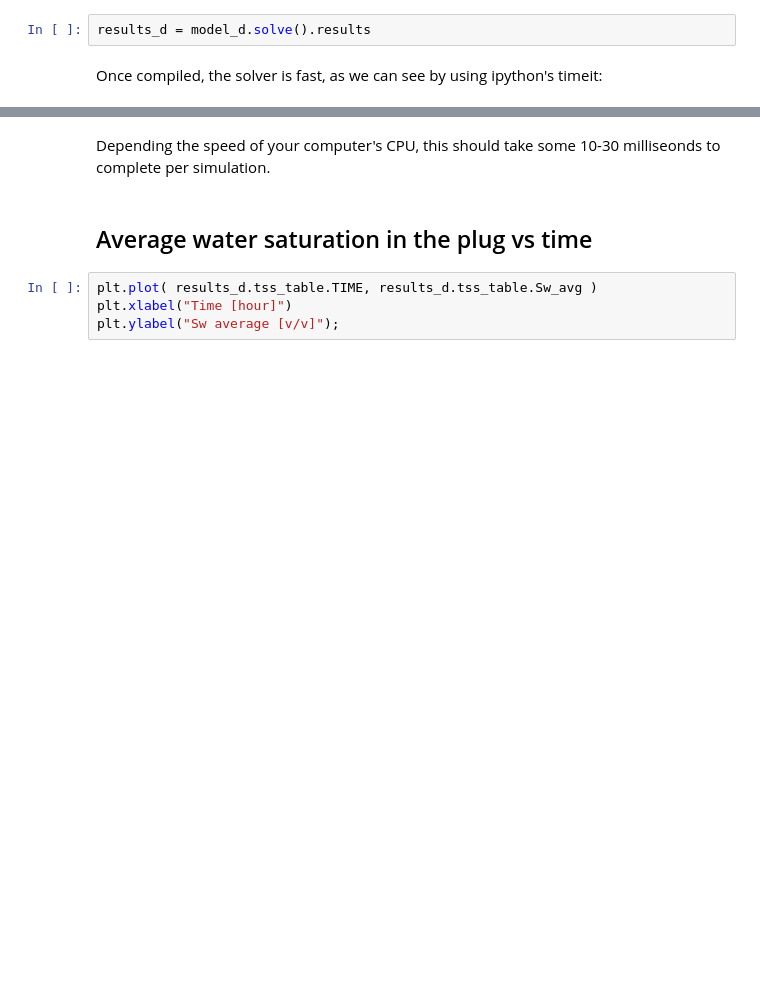
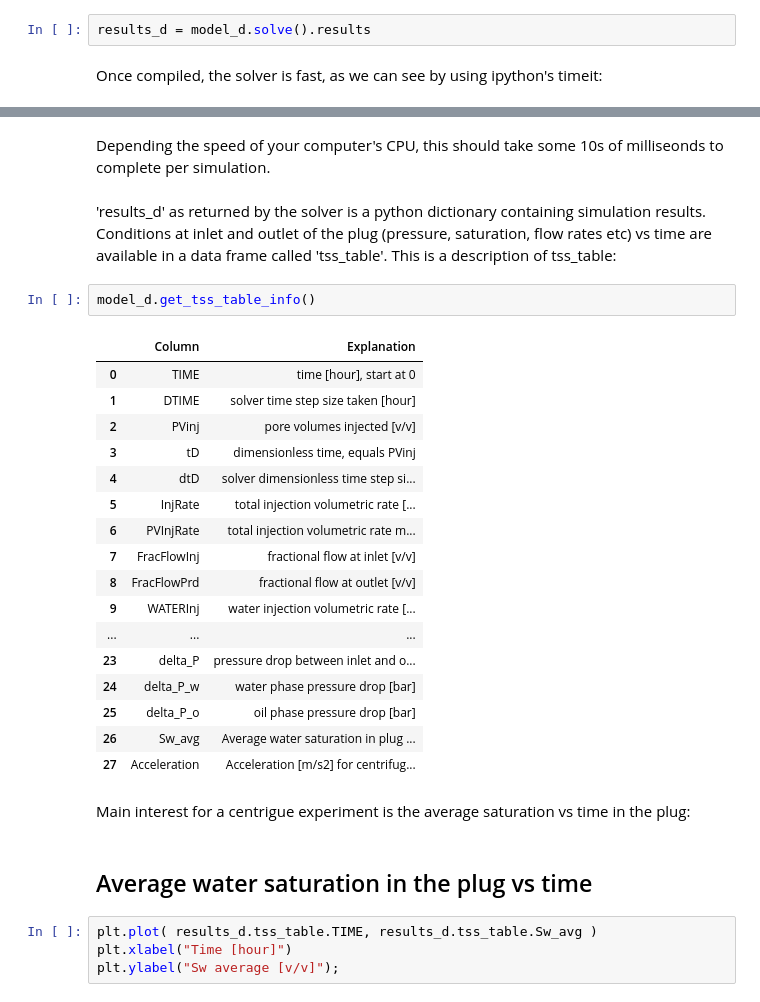
Before and after one commit to sede-open/Core2Relperm, a Jupyter notebook: python/intro_centrifuge.ipynb, the cells around one changed output, grey strips where cells are left out. Saved outputs shown, nothing was run; the diff lists cells and outputs as text; blank space fills up the shorter version.

Commit message:
fix typos and text in intro_centrifuge.ipynb

```diff
--- a/python/intro_centrifuge.ipynb
+++ b/python/intro_centrifuge.ipynb
@@ -173,5 +173,29 @@ Once compiled, the solver is fast, as we can see by using ipython's timeit:
 # %% [markdown]
-Depending the speed of your computer's CPU, this should take some 10-30 milliseonds to complete per simulation.
+Depending the speed of your computer's CPU, this should take some 10s of milliseonds to complete per simulation.
+# %% [markdown]
+'results_d'  as returned by the solver is a python dictionary containing simulation results. Conditions at inlet and outlet of the plug (pressure, saturation, flow rates etc) vs time are available in a data frame called 'tss_table'. This is a description of tss_table:
+# %%
+model_d.get_tss_table_info()
+# %% [output]
+|  | Column | Explanation |
+| 0 | TIME | time [hour], start at 0 |
+| 1 | DTIME | solver time step size taken [hour] |
+| 2 | PVinj | pore volumes injected [v/v] |
+| 3 | tD | dimensionless time, equals PVinj |
+| 4 | dtD | solver dimensionless time step si... |
+| 5 | InjRate | total injection volumetric rate [... |
+| 6 | PVInjRate | total injection volumetric rate m... |
+| 7 | FracFlowInj | fractional flow at inlet [v/v] |
+| 8 | FracFlowPrd | fractional flow at outlet [v/v] |
+| 9 | WATERInj | water injection volumetric rate [... |
+| ... | ... | ... |
+| 23 | delta_P | pressure drop between inlet and o... |
+| 24 | delta_P_w | water phase pressure drop [bar] |
+| 25 | delta_P_o | oil phase pressure drop [bar] |
+| 26 | Sw_avg | Average water saturation in plug ... |
+| 27 | Acceleration | Acceleration [m/s2] for centrifug... |
+# %% [markdown]
+Main interest for a centrigue experiment is the average saturation vs time in the plug:
 # %% [markdown]
 ## Average water saturation in the plug vs time
 # %%
```
Also changed, not shown: parts of 6 cells of this notebook.
